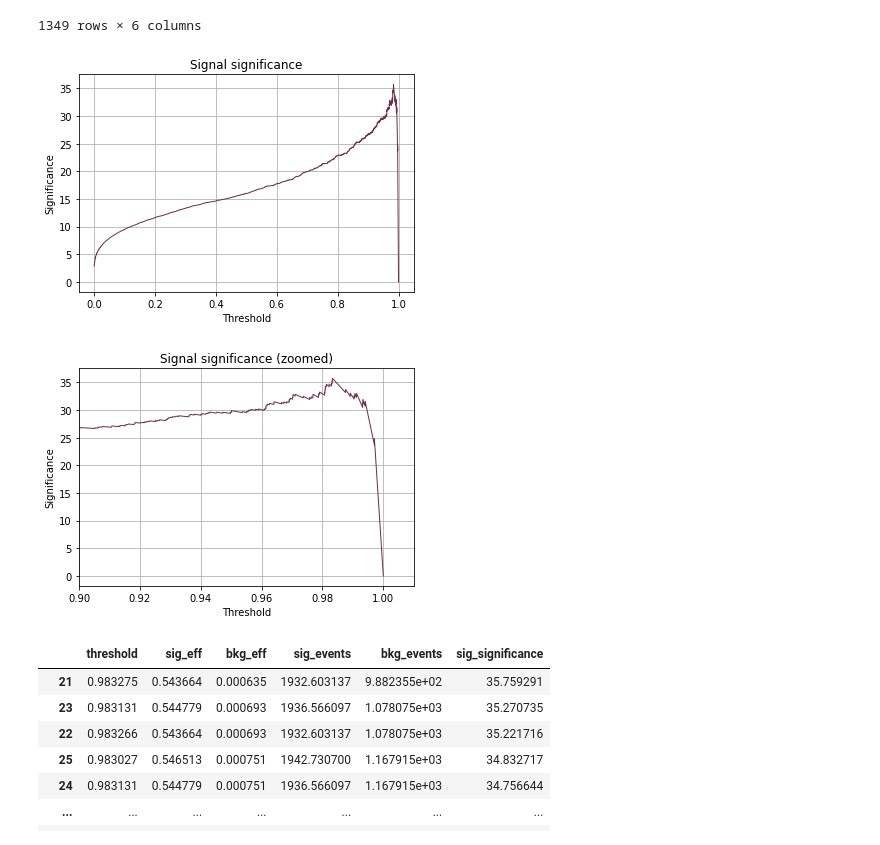
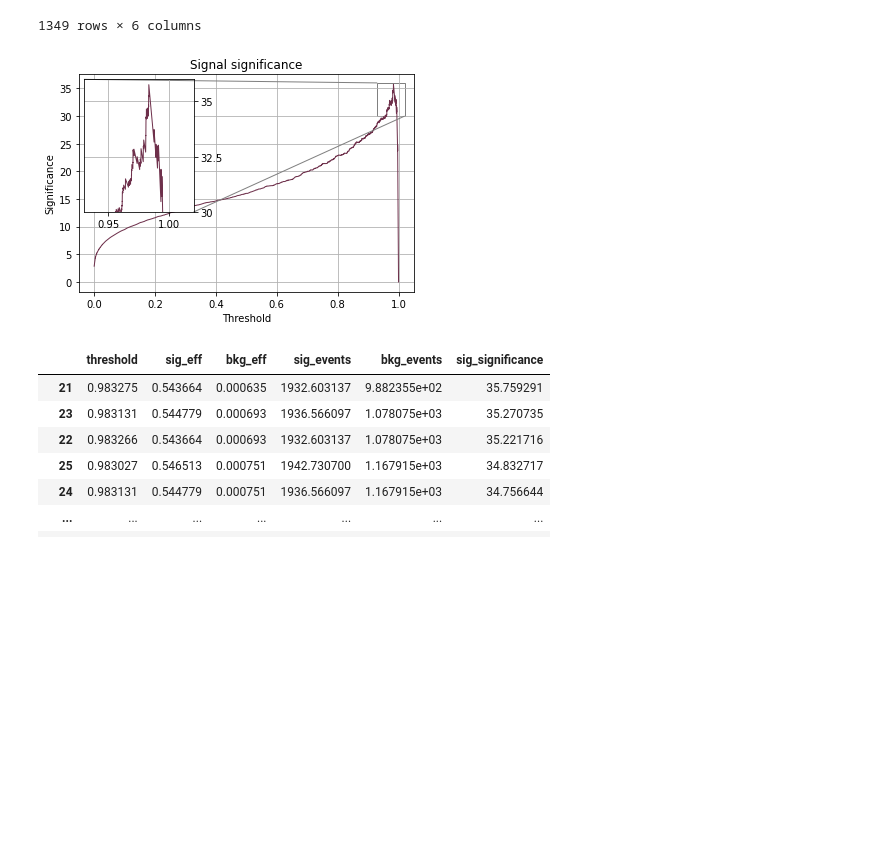
Before and after one commit to alatios/lb2jpsil_classifier-studies, a Jupyter notebook: BDT/6_BDT_threshold_optimizer.ipynb, the cells around one changed output. Cells and saved outputs as stored; diff of their text form; code cells hidden in the pictures; blank space fills up the shorter version.

Commit message:
Finalize threshold optimization for VF BDT, save plots

```diff
--- a/BDT/6_BDT_threshold_optimizer.ipynb
+++ b/BDT/6_BDT_threshold_optimizer.ipynb
@@ -33,7 +33,14 @@ def MomentumModulus(px, py, pz):
 def TransverseMomentumModulus(px, py):
     return np.sqrt(px**2 + py**2)
 # %%
+## Self_explanatory
+save_plots = True
+
+## Threshold for preliminary fit for optimization
+## Choose one that isn't that high, but shows the signal peak
 threshold = 0.7
+
+## BDT info
 BDTMomenta = 'VF'
 BDTSavedStatePath = 'saved_states/BDT_VF_0.05_4_3_1000_0.7.joblib'
 
@@ -773,28 +818,46 @@ df_Test_ThresholdEfficiencies
 | 0 | 2.000000 | 0.000000 | 0.000000 | 0.000000 | 0.000000e+00 | NaN |
 1349 rows × 6 columns
 # %%
-plt.plot(df_Test_ThresholdEfficiencies['threshold'],
+plotFileName = 'signal_significance'
+
+fig, ax = plt.subplots(figsize=[6,4])
+
+## Global plot
+ax.plot(df_Test_ThresholdEfficiencies['threshold'],
          df_Test_ThresholdEfficiencies['sig_significance'],
          color=plum, linewidth=1)
-#plt.xlim(0.9,1.01)
 plt.title("Signal significance")
 plt.xlabel("Threshold")
 plt.ylabel("Significance")
 plt.grid()
-plt.show()
 
-plt.plot(df_Test_ThresholdEfficiencies['threshold'],
+## Zoomed inset plot
+axins = inset_locator.zoomed_inset_axes(ax, 4, loc='upper left') # zoom = 6
+axins.plot(df_Test_ThresholdEfficiencies['threshold'],
          df_Test_ThresholdEfficiencies['sig_significance'],
          color=plum, linewidth=1)
-plt.xlim(0.9,1.01)
-plt.title("Signal significance (zoomed)")
-plt.xlabel("Threshold")
-plt.ylabel("Significance")
+x1, x2, y1, y2 = 0.93, 1.02, 30, 36
+axins.set_xlim(x1, x2)
+axins.set_ylim(y1, y2)
+plt.tick_params(
+    axis='both',
+    which='both',
+    right=True,
+    left=False,
+    labelleft=False,
+    labelright=True,
+    direction='out'
+)
+plt.xticks(ticks=[.95,1])
+plt.yticks(ticks=[30, 32.5, 35], labels=['30', '32.5', '35'])
 plt.grid()
+inset_locator.mark_inset(ax, axins, loc1=2, loc2=4, fc="none", ec="0.5")
+
+if save_plots:
+    plt.savefig(plotsDirectory + '/' + plotFileName + '.pdf', bbox_inches='tight')
 plt.show()
 # %% [output]
-[figure, old version]
+[figure, new version]
-[figure, removed]
 # %%
 df_Test_ThresholdEfficiencies.sort_values(by='sig_significance', ascending=False)
 # %% [output]
```
Also changed, not shown: parts of 26 cells of this notebook.
